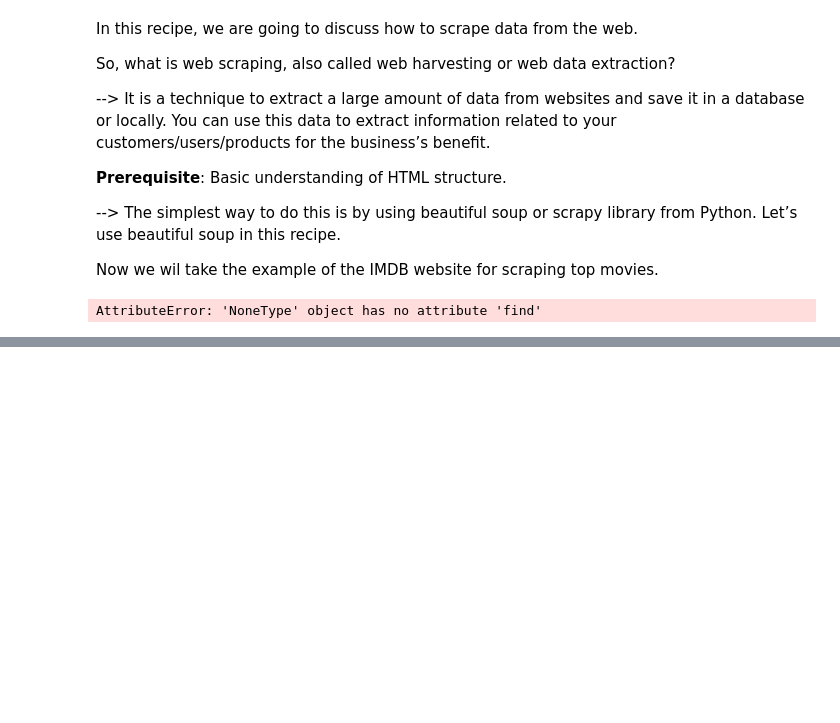
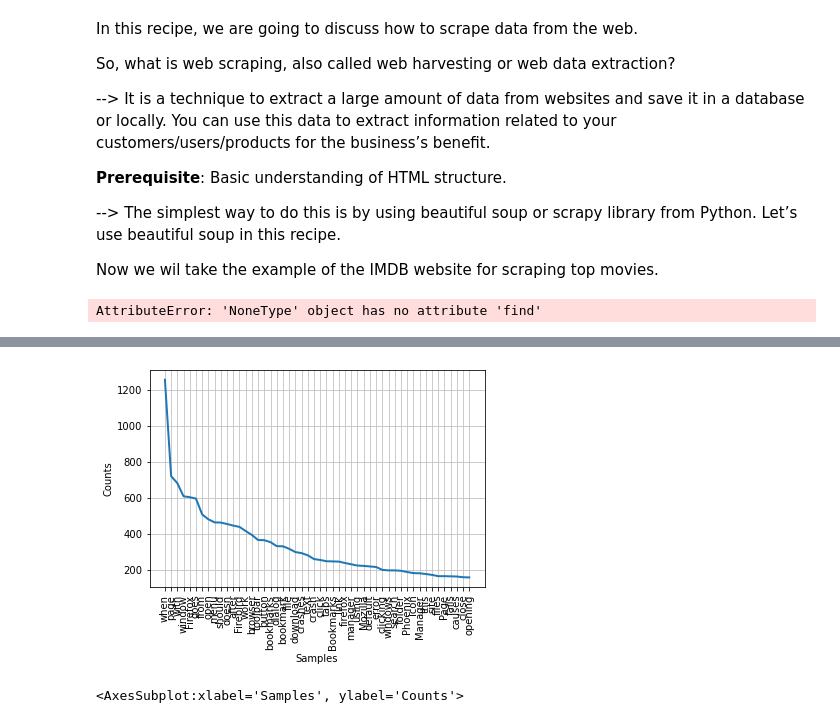
Before and after one commit to kunalburgul/NLP, a Jupyter notebook: NLP_Recipies.ipynb, the cells around one changed output, grey strips where cells are left out. Cells and saved outputs as stored; diff of their text form; code cells hidden in the pictures; blank space fills up the shorter version.

```diff
--- a/NLP_Recipies.ipynb
+++ b/NLP_Recipies.ipynb
@@ -625,0 +1064,18 @@ AttributeError: 'NoneType' object has no attribute 'find'
+# %%
+# Read the text data
+
+#Importing data
+import nltk
+from nltk.corpus import webtext
+wt_sentences = webtext.sents('firefox.txt')
+wt_words = webtext.words('firefox.txt')
+
+#  Import necessary libraries
+from nltk.probability import FreqDist
+from nltk.corpus import stopwords
+import string
+
+# Check number of words in the data
+print(len(wt_sentences))
+print("+++++++++++++++++++")
+print(len(wt_words))
@@ -625,0 +1086,4 @@ AttributeError: 'NoneType' object has no attribute 'find'
+# %%
+# Compute the frequency of all words in the reviews
+frequency_dist = nltk.FreqDist(wt_words)
+print(frequency_dist)
@@ -625,0 +1114,8 @@ AttributeError: 'NoneType' object has no attribute 'find'
+# %%
+#  Consider words with length greater than 3 and plot
+large_words = dict([(k,v) for k,v in frequency_dist.items() if len(k)>3])
+frequency_dist = nltk.FreqDist(large_words)
+frequency_dist.plot(50,cumulative=False)
+# %% [output]
+[figure, added]
+<AxesSubplot:xlabel='Samples', ylabel='Counts'>
```
Also changed, not shown: parts of 56 cells of this notebook, 2 other files.
